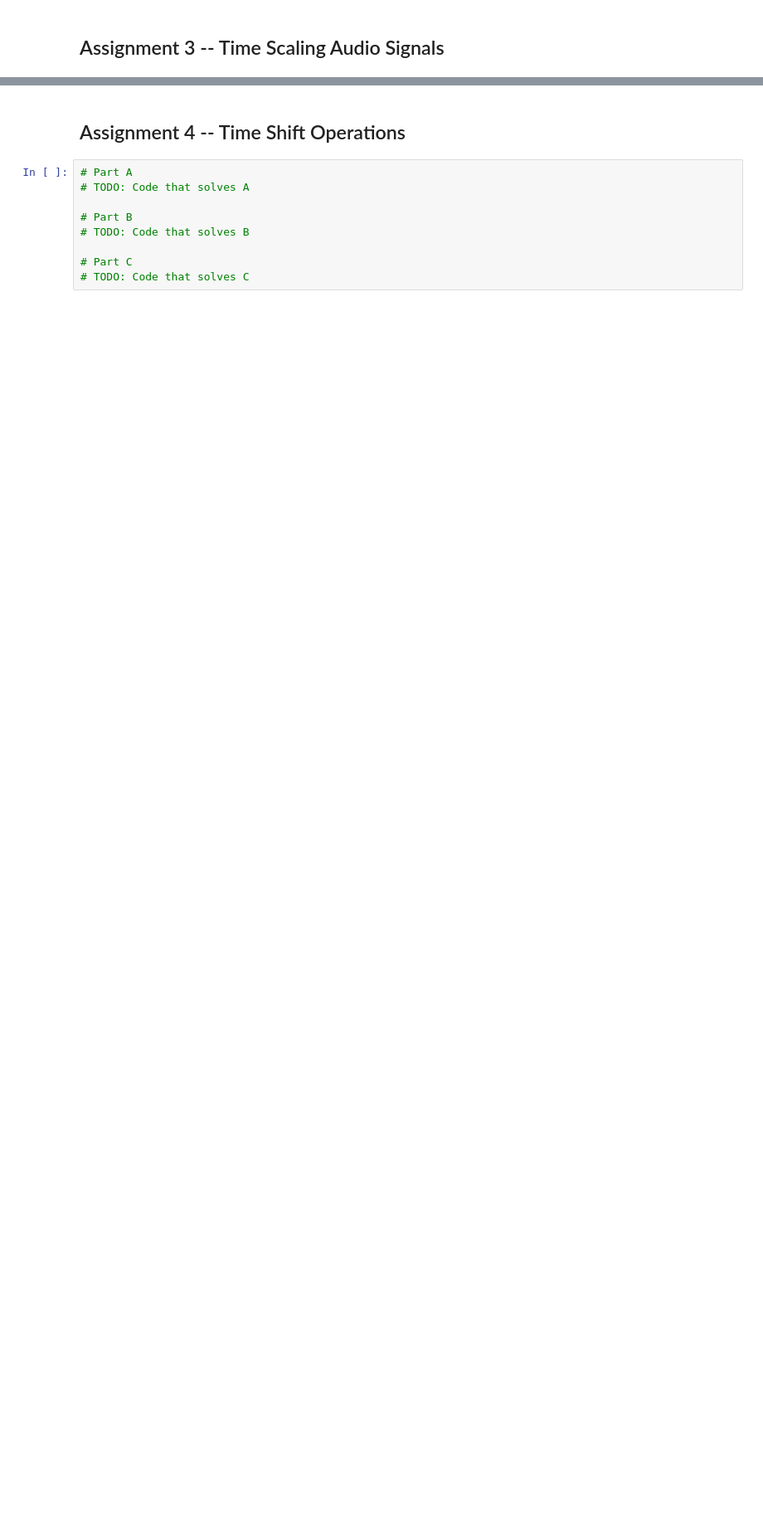
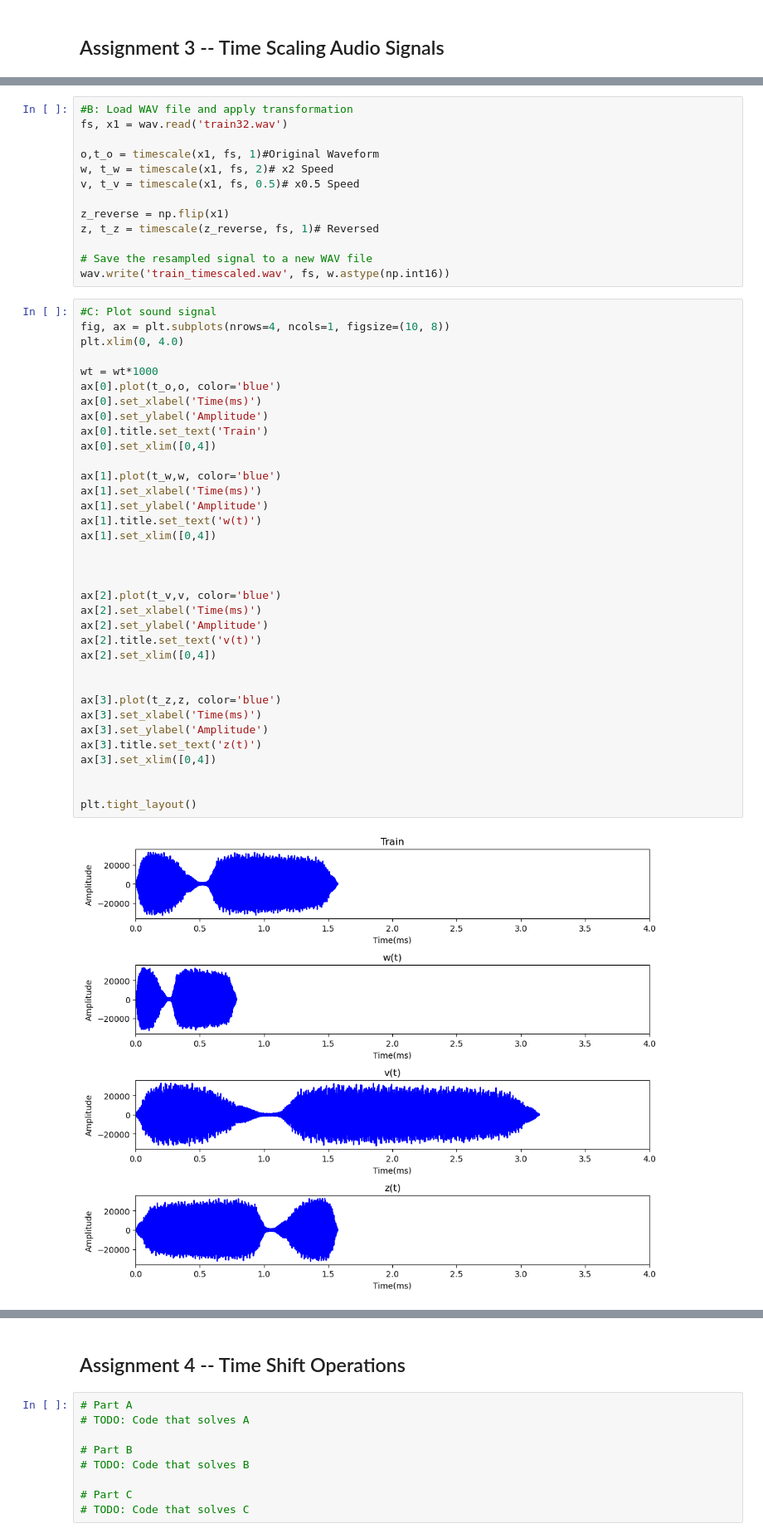
Before and after one commit to samw0627/517-HW, a Jupyter notebook: 513TemplateL1.ipynb, the cells around one changed output, grey strips where cells are left out. Shown at 83% size. Drawn from its saved outputs; the diff is of its cells as text; blank space fills up the shorter version.

```diff
--- a/513TemplateL1.ipynb
+++ b/513TemplateL1.ipynb
@@ -130,3 +137,53 @@ Discuss the differences that the two modifications have on the signal. What woul
+# %%
+#B: Load WAV file and apply transformation
+fs, x1 = wav.read('train32.wav')
+
+o,t_o = timescale(x1, fs, 1)#Original Waveform
+w, t_w = timescale(x1, fs, 2)# x2 Speed
+v, t_v = timescale(x1, fs, 0.5)# x0.5 Speed
+
+z_reverse = np.flip(x1)
+z, t_z = timescale(z_reverse, fs, 1)# Reversed
+
+# Save the resampled signal to a new WAV file
+wav.write('train_timescaled.wav', fs, w.astype(np.int16))
+# %%
+#C: Plot sound signal
+fig, ax = plt.subplots(nrows=4, ncols=1, figsize=(10, 8))
+plt.xlim(0, 4.0)
+
+wt = wt*1000
+ax[0].plot(t_o,o, color='blue')
+ax[0].set_xlabel('Time(ms)')
+ax[0].set_ylabel('Amplitude')
+ax[0].title.set_text('Train')
+ax[0].set_xlim([0,4])
+
+ax[1].plot(t_w,w, color='blue')
+ax[1].set_xlabel('Time(ms)')
+ax[1].set_ylabel('Amplitude')
+ax[1].title.set_text('w(t)')
+ax[1].set_xlim([0,4])
+
+
+
+ax[2].plot(t_v,v, color='blue')
+ax[2].set_xlabel('Time(ms)')
+ax[2].set_ylabel('Amplitude')
+ax[2].title.set_text('v(t)')
+ax[2].set_xlim([0,4])
+
+
+ax[3].plot(t_z,z, color='blue')
+ax[3].set_xlabel('Time(ms)')
+ax[3].set_ylabel('Amplitude')
+ax[3].title.set_text('z(t)')
+ax[3].set_xlim([0,4])
+
+
+plt.tight_layout()
+# %% [output]
+[figure, added]
 # %% [markdown]
 ###  Discussion
 
```
Also changed, not shown: parts of 7 cells of this notebook, 5 other files.
